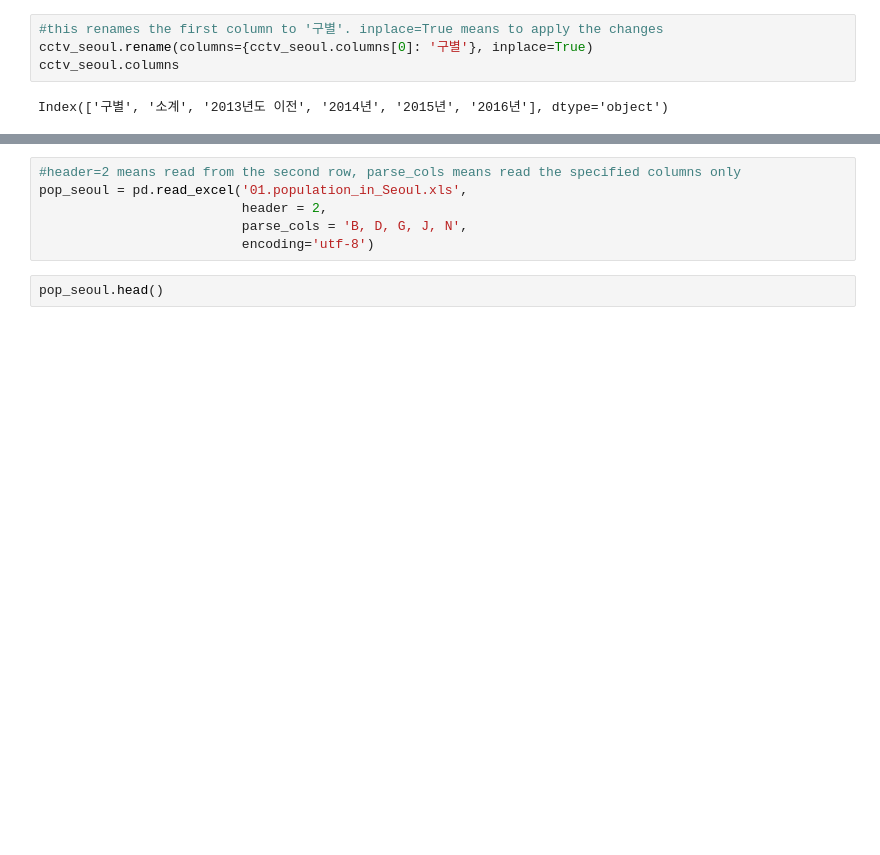
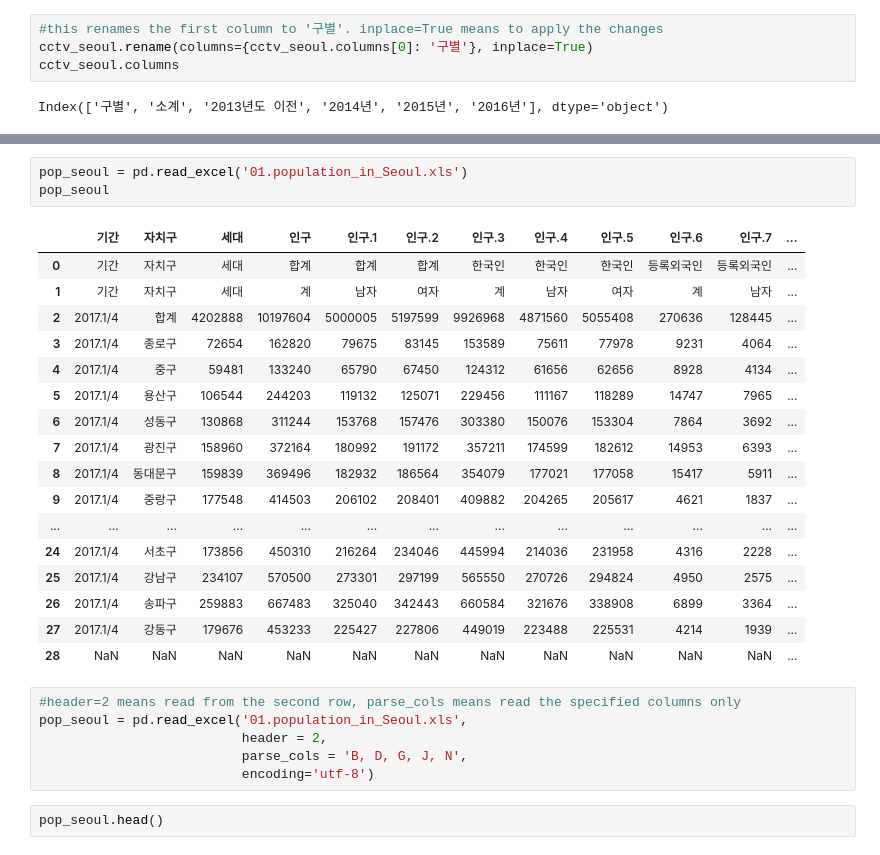
Before and after one commit to jbaeckn/data_jumurugi, a Jupyter notebook: chapter1/Chapter1_Notes.ipynb, the cells around one changed output, grey strips where cells are left out. Drawn from its saved outputs; the diff is of its cells as text; blank space fills up the shorter version.

```diff
--- a/chapter1/Chapter1_Notes.ipynb
+++ b/chapter1/Chapter1_Notes.ipynb
@@ -36,3 +36,24 @@ cctv_seoul.head()
+# %%
+pop_seoul = pd.read_excel('01.population_in_Seoul.xls')
+pop_seoul
+# %% [output]
+|  | 기간 | 자치구 | 세대 | 인구 | 인구.1 | 인구.2 | 인구.3 | 인구.4 | 인구.5 | 인구.6 | 인구.7 | ... |
+| 0 | 기간 | 자치구 | 세대 | 합계 | 합계 | 합계 | 한국인 | 한국인 | 한국인 | 등록외국인 | 등록외국인 | ... |
+| 1 | 기간 | 자치구 | 세대 | 계 | 남자 | 여자 | 계 | 남자 | 여자 | 계 | 남자 | ... |
+| 2 | 2017.1/4 | 합계 | 4202888 | 10197604 | 5000005 | 5197599 | 9926968 | 4871560 | 5055408 | 270636 | 128445 | ... |
+| 3 | 2017.1/4 | 종로구 | 72654 | 162820 | 79675 | 83145 | 153589 | 75611 | 77978 | 9231 | 4064 | ... |
+| 4 | 2017.1/4 | 중구 | 59481 | 133240 | 65790 | 67450 | 124312 | 61656 | 62656 | 8928 | 4134 | ... |
+| 5 | 2017.1/4 | 용산구 | 106544 | 244203 | 119132 | 125071 | 229456 | 111167 | 118289 | 14747 | 7965 | ... |
+| 6 | 2017.1/4 | 성동구 | 130868 | 311244 | 153768 | 157476 | 303380 | 150076 | 153304 | 7864 | 3692 | ... |
+| 7 | 2017.1/4 | 광진구 | 158960 | 372164 | 180992 | 191172 | 357211 | 174599 | 182612 | 14953 | 6393 | ... |
+| 8 | 2017.1/4 | 동대문구 | 159839 | 369496 | 182932 | 186564 | 354079 | 177021 | 177058 | 15417 | 5911 | ... |
+| 9 | 2017.1/4 | 중랑구 | 177548 | 414503 | 206102 | 208401 | 409882 | 204265 | 205617 | 4621 | 1837 | ... |
+| ... | ... | ... | ... | ... | ... | ... | ... | ... | ... | ... | ... | ... |
+| 24 | 2017.1/4 | 서초구 | 173856 | 450310 | 216264 | 234046 | 445994 | 214036 | 231958 | 4316 | 2228 | ... |
+| 25 | 2017.1/4 | 강남구 | 234107 | 570500 | 273301 | 297199 | 565550 | 270726 | 294824 | 4950 | 2575 | ... |
+| 26 | 2017.1/4 | 송파구 | 259883 | 667483 | 325040 | 342443 | 660584 | 321676 | 338908 | 6899 | 3364 | ... |
+| 27 | 2017.1/4 | 강동구 | 179676 | 453233 | 225427 | 227806 | 449019 | 223488 | 225531 | 4214 | 1939 | ... |
+| 28 | NaN | NaN | NaN | NaN | NaN | NaN | NaN | NaN | NaN | NaN | NaN | ... |
 # %%
 #header=2 means read from the second row, parse_cols means read the specified columns only
 pop_seoul = pd.read_excel('01.population_in_Seoul.xls',
```
Also changed, not shown: parts of 79 cells of this notebook.
